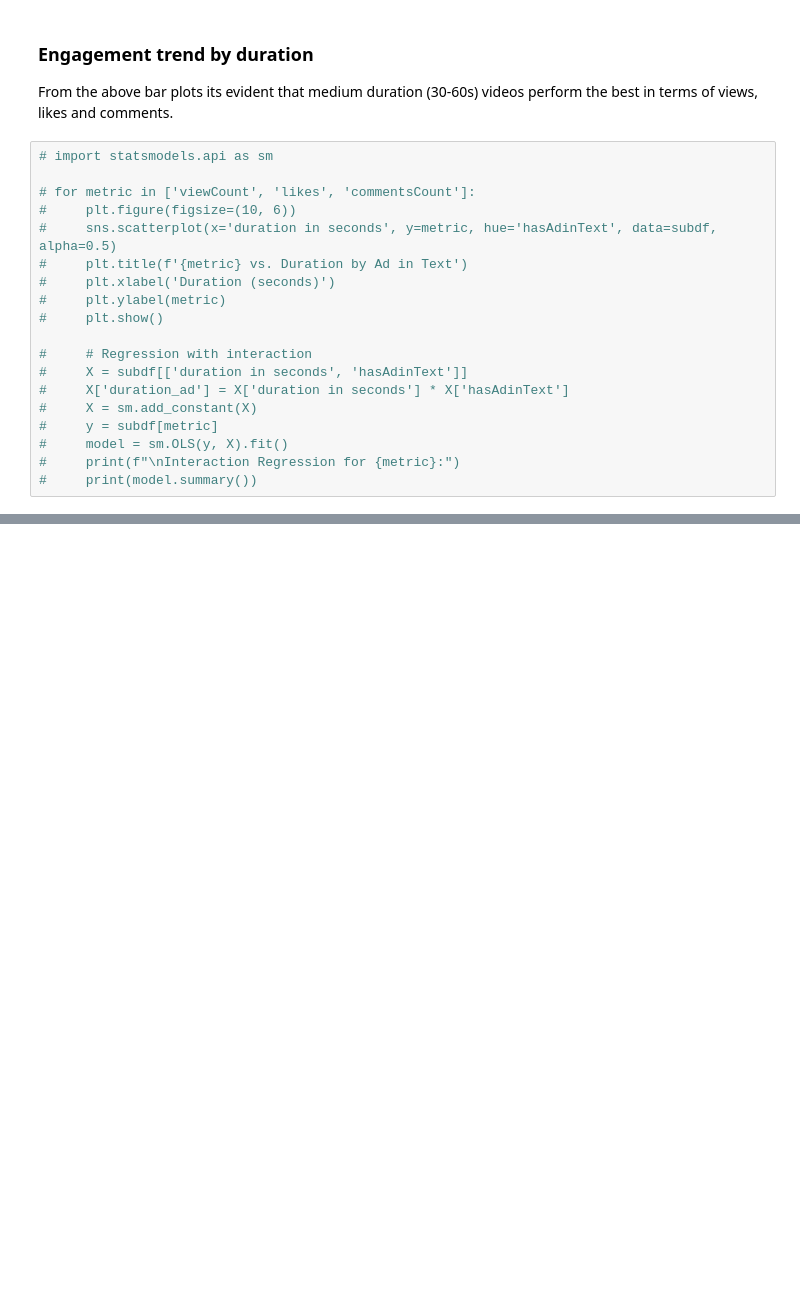
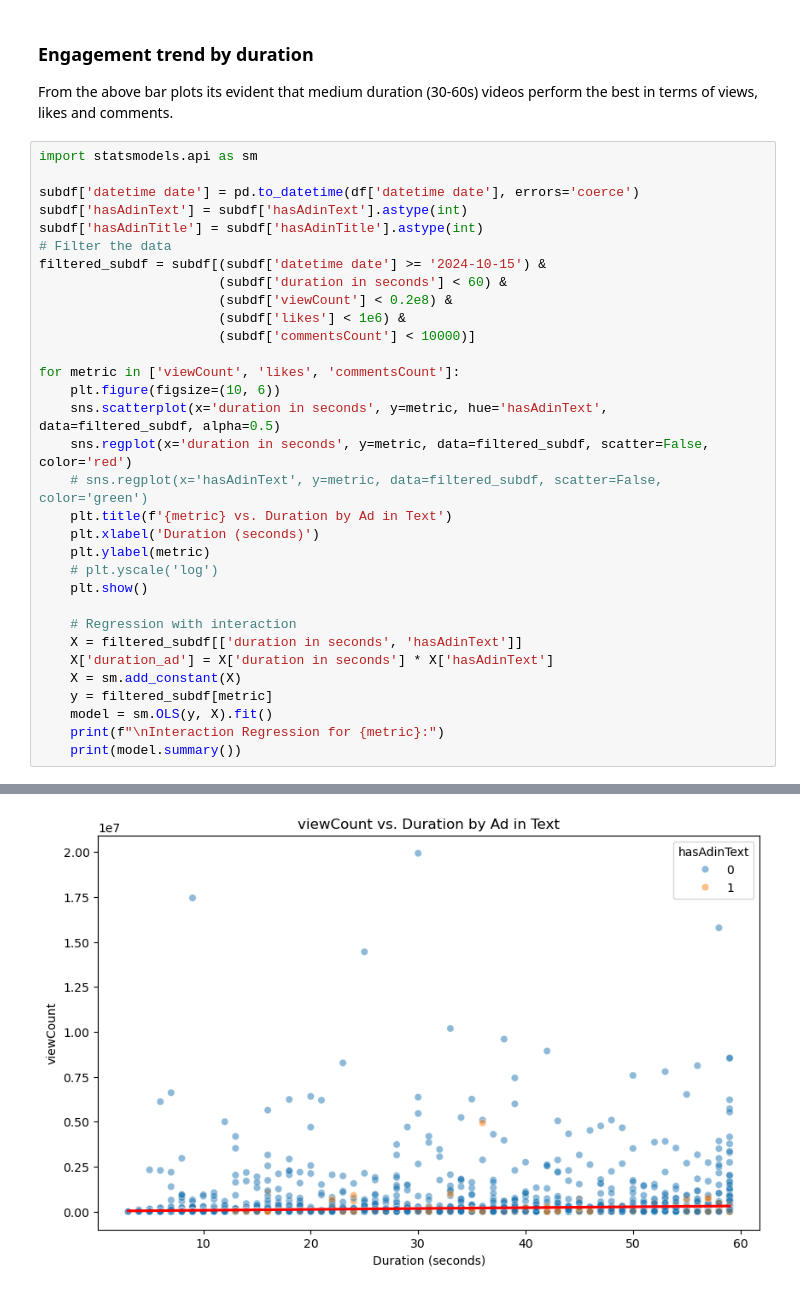
Before and after one commit to pranavrd/erdos-uncreatives, a Jupyter notebook: Data Cleaning and Visualization/eda_video_len_and_ad.ipynb, the cells around one changed output, grey strips where cells are left out. Cells and saved outputs as stored; diff of their text form; blank space fills up the shorter version.

```diff
--- a/Data Cleaning and Visualization/eda_video_len_and_ad.ipynb
+++ b/Data Cleaning and Visualization/eda_video_len_and_ad.ipynb
@@ -200,21 +205,35 @@ for metric in ['viewCount', 'likes', 'commentsCount']:
 ### Engagement trend by duration
 From the above bar plots its evident that medium duration (30-60s) videos perform the best in terms of views, likes and comments.
 # %%
-# import statsmodels.api as sm
+import statsmodels.api as sm
 
-# for metric in ['viewCount', 'likes', 'commentsCount']:
-#     plt.figure(figsize=(10, 6))
-#     sns.scatterplot(x='duration in seconds', y=metric, hue='hasAdinText', data=subdf, alpha=0.5)
-#     plt.title(f'{metric} vs. Duration by Ad in Text')
-#     plt.xlabel('Duration (seconds)')
-#     plt.ylabel(metric)
-#     plt.show()
+subdf['datetime date'] = pd.to_datetime(df['datetime date'], errors='coerce')
+subdf['hasAdinText'] = subdf['hasAdinText'].astype(int)
+subdf['hasAdinTitle'] = subdf['hasAdinTitle'].astype(int)
+# Filter the data
+filtered_subdf = subdf[(subdf['datetime date'] >= '2024-10-15') &
+                       (subdf['duration in seconds'] < 60) &
+                       (subdf['viewCount'] < 0.2e8) &
+                       (subdf['likes'] < 1e6) &
+                       (subdf['commentsCount'] < 10000)]
 
-#     # Regression with interaction
-#     X = subdf[['duration in seconds', 'hasAdinText']]
-#     X['duration_ad'] = X['duration in seconds'] * X['hasAdinText']
-#     X = sm.add_constant(X)
-#     y = subdf[metric]
-#     model = sm.OLS(y, X).fit()
-#     print(f"\nInteraction Regression for {metric}:")
-#     print(model.summary())
+for metric in ['viewCount', 'likes', 'commentsCount']:
+    plt.figure(figsize=(10, 6))
+    sns.scatterplot(x='duration in seconds', y=metric, hue='hasAdinText', data=filtered_subdf, alpha=0.5)
+    sns.regplot(x='duration in seconds', y=metric, data=filtered_subdf, scatter=False, color='red')
+    # sns.regplot(x='hasAdinText', y=metric, data=filtered_subdf, scatter=False, color='green')
+    plt.title(f'{metric} vs. Duration by Ad in Text')
+    plt.xlabel('Duration (seconds)')
+    plt.ylabel(metric)
+    # plt.yscale('log')
+    plt.show()
+
+    # Regression with interaction
+    X = filtered_subdf[['duration in seconds', 'hasAdinText']]
+    X['duration_ad'] = X['duration in seconds'] * X['hasAdinText']
+    X = sm.add_constant(X)
+    y = filtered_subdf[metric]
+    model = sm.OLS(y, X).fit()
+    print(f"\nInteraction Regression for {metric}:")
+    print(model.summary())
+# %% [output]
@@ -220,0 +255 @@ From the above bar plots its evident that medium duration (30-60s) videos perfor
+[figure, added]
```
Also changed, not shown: parts of 9 cells of this notebook.
